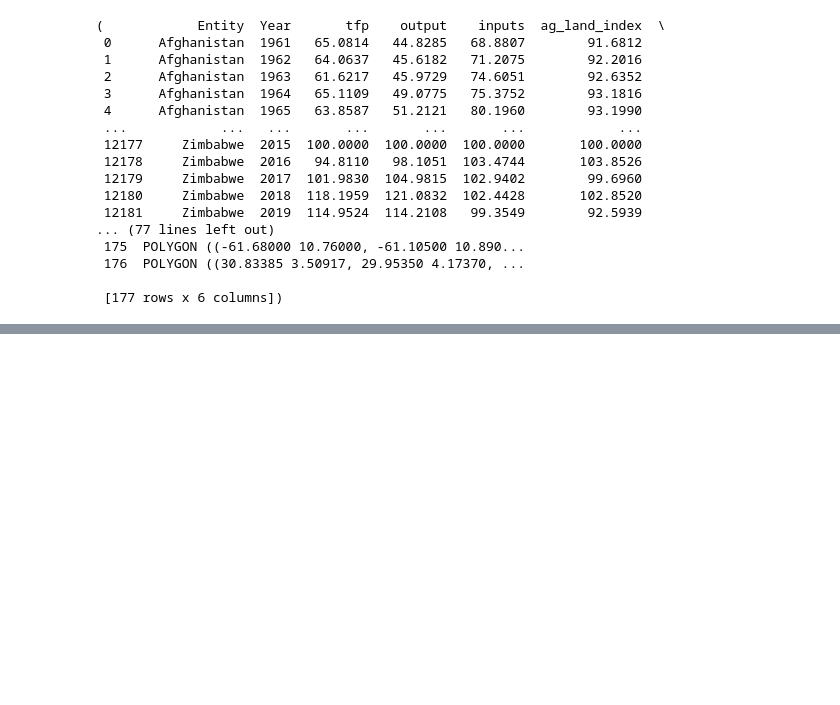
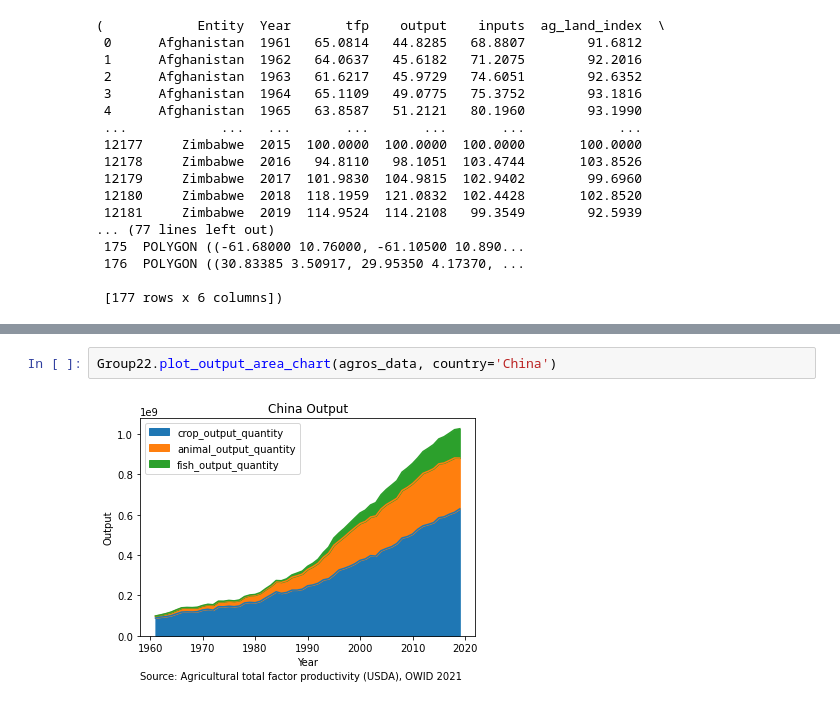
Before and after one commit to annaziegert/agriculture_production_nova, a Jupyter notebook: showcase_notebook.ipynb, the cells around one changed output, grey strips where cells are left out. Drawn from its saved outputs; the diff is of its cells as text; blank space fills up the shorter version.

```diff
--- a/showcase_notebook.ipynb
+++ b/showcase_notebook.ipynb
@@ -98,0 +116,4 @@ Group22.__gapminder__(agros_data, 2019,1.2)
+# %%
+Group22.plot_output_area_chart(agros_data, country='China')
+# %% [output]
+[figure, added]
```
Also changed, not shown: parts of 31 cells of this notebook, 1 other file.
